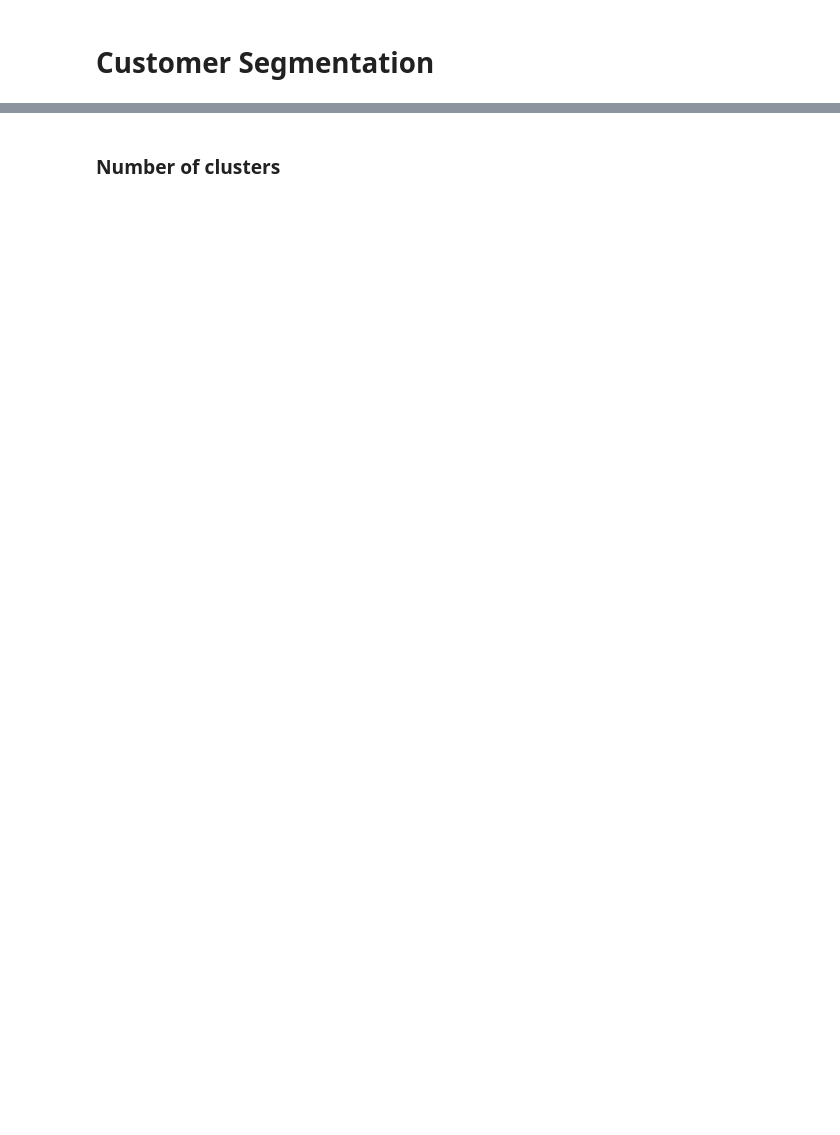
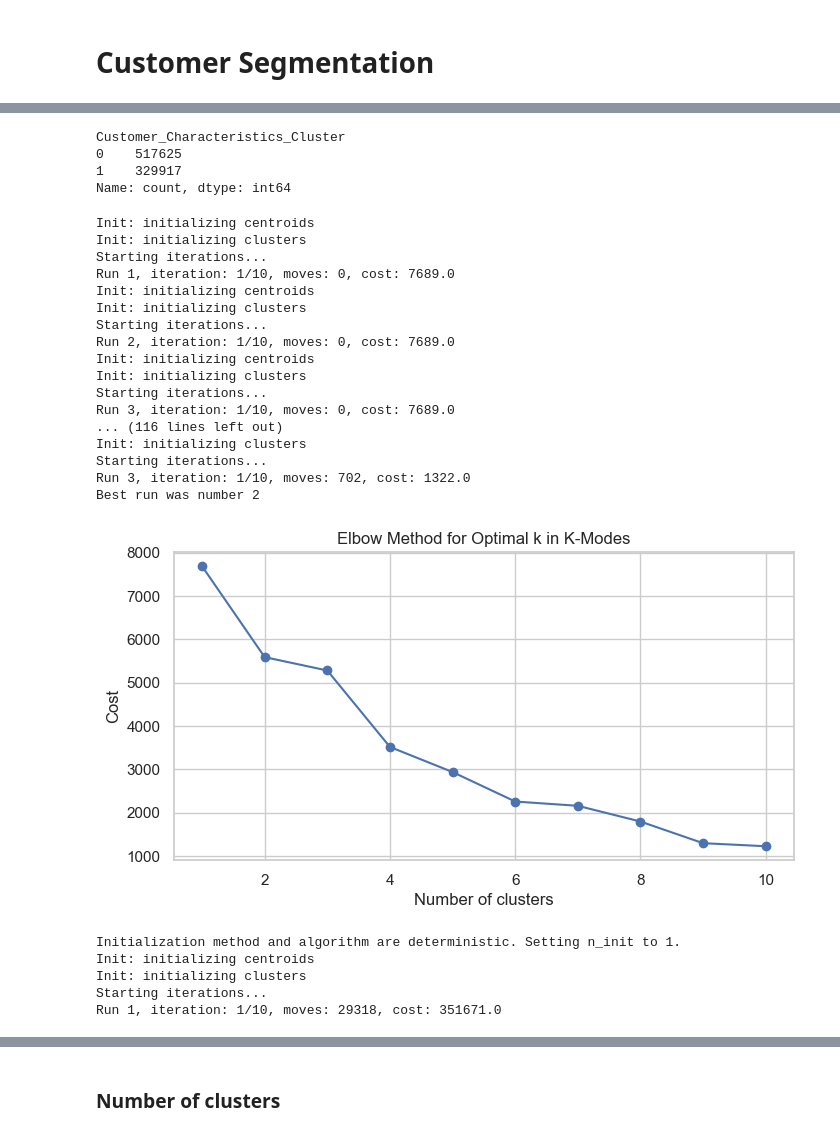
Before and after one commit to aldensiol/FashoReco, a Jupyter notebook: customer-segmentation.ipynb, the cells around one changed output, grey strips where cells are left out. Saved outputs shown, nothing was run; the diff lists cells and outputs as text; code cells hidden in the pictures; blank space fills up the shorter version.

```diff
--- a/customer-segmentation.ipynb
+++ b/customer-segmentation.ipynb
@@ -74,0 +193,11 @@ Length: 3273, dtype: timedelta64[ns]
+# %%
+# Fit KPrototypes on the full dataset
+# From above, optimal number of clusters is 2
+kproto_full = KPrototypes(n_clusters=2, n_init=5, max_iter=10, verbose=2)
+clusters_kp_full = kproto_full.fit_predict(
+    df_c_train_fe[['age', 'fashion_news_frequency']],
+    categorical=[1]
+)
+
+# Assign the cluster labels to the full dataset
+df_c_train_fe['Customer_Characteristics_Cluster'] = clusters_kp_full
@@ -74,0 +222,64 @@ Length: 3273, dtype: timedelta64[ns]
+# %%
+df_c_train_fe["Customer_Characteristics_Cluster"].value_counts()
+# %% [output]
+Customer_Characteristics_Cluster
+0    517625
+1    329917
+Name: count, dtype: int64
+# %%
+from kmodes.kmodes import KModes
+
+# find optimal clusters for KModes
+data_2 = df_c_train_fe[['spending_power', 'purchase_behaviour']].copy()
+
+# random sample to improve run time
+sampled_data_2 = data_2.sample(frac=0.01, random_state=42)
+
+costs_2 = []
+for k in range(1,11):
+    km = KModes(n_clusters=k, init='Huang', n_init=3, max_iter=10, verbose=1)
+    km.fit(sampled_data_2)
+    costs_2.append(km.cost_)
+
+plt.figure(figsize=(8, 4))
+plt.plot(range(1,11), costs_2, 'bo-')
+plt.xlabel('Number of clusters')
+plt.ylabel('Cost')
+plt.title('Elbow Method for Optimal k in K-Modes')
+plt.show()
+# %% [output]
+Init: initializing centroids
+Init: initializing clusters
+Starting iterations...
+Run 1, iteration: 1/10, moves: 0, cost: 7689.0
+Init: initializing centroids
+Init: initializing clusters
+Starting iterations...
+Run 2, iteration: 1/10, moves: 0, cost: 7689.0
+Init: initializing centroids
+Init: initializing clusters
+Starting iterations...
+Run 3, iteration: 1/10, moves: 0, cost: 7689.0
+... (116 lines left out)
+Init: initializing clusters
+Starting iterations...
+Run 3, iteration: 1/10, moves: 702, cost: 1322.0
+Best run was number 2
+[figure, added]
+# %%
+# From above, the optimal number of clusters is 4
+kmodes_full = KModes(n_clusters=4, n_init=5, max_iter=10, verbose=2)
+
+kmodes_full.fit(df_c_train_fe[['spending_power', 'purchase_behaviour']])
+
+# Directly obtain the cluster labels for the full dataset from the fitting process
+clusters_km_full = kmodes_full.labels_
+
+# Assign the cluster labels to the full dataset
+df_c_train_fe['Transactional_Behaviour_Cluster'] = clusters_km_full
+# %% [output]
+Initialization method and algorithm are deterministic. Setting n_init to 1.
+Init: initializing centroids
+Init: initializing clusters
+Starting iterations...
+Run 1, iteration: 1/10, moves: 29318, cost: 351671.0
```
Also changed, not shown: parts of 18 cells of this notebook, 1 other file.
